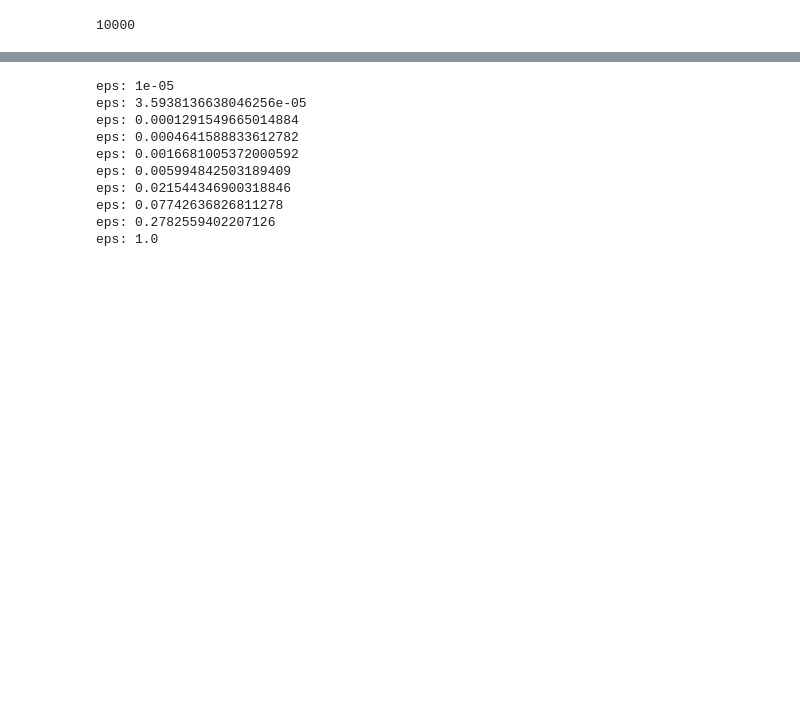
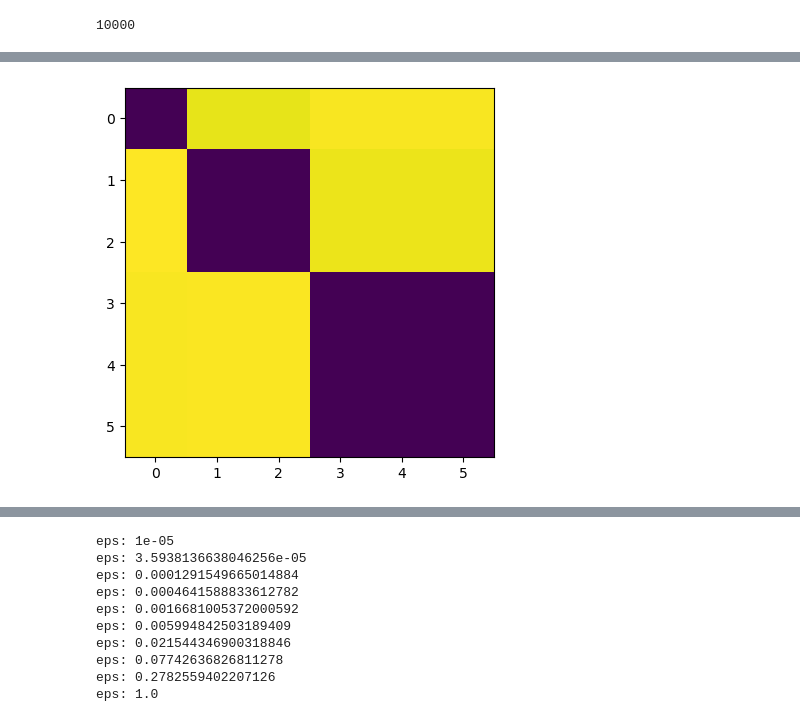
Before and after one commit to williamgilpin/illotka, a Jupyter notebook: demos.ipynb, the cells around one changed output, grey strips where cells are left out. Cells and saved outputs as stored; diff of their text form; code cells hidden in the pictures; blank space fills up the shorter version.

```diff
--- a/demos.ipynb
+++ b/demos.ipynb
@@ -351,0 +409,4 @@ def compute_settling_time(traj, tvals=None, eps=1e-6):
+# %%
+plt.imshow(eq.A);
+# %% [output]
+[figure, added]
```
Also changed, not shown: parts of 38 cells of this notebook, 2 other files.
